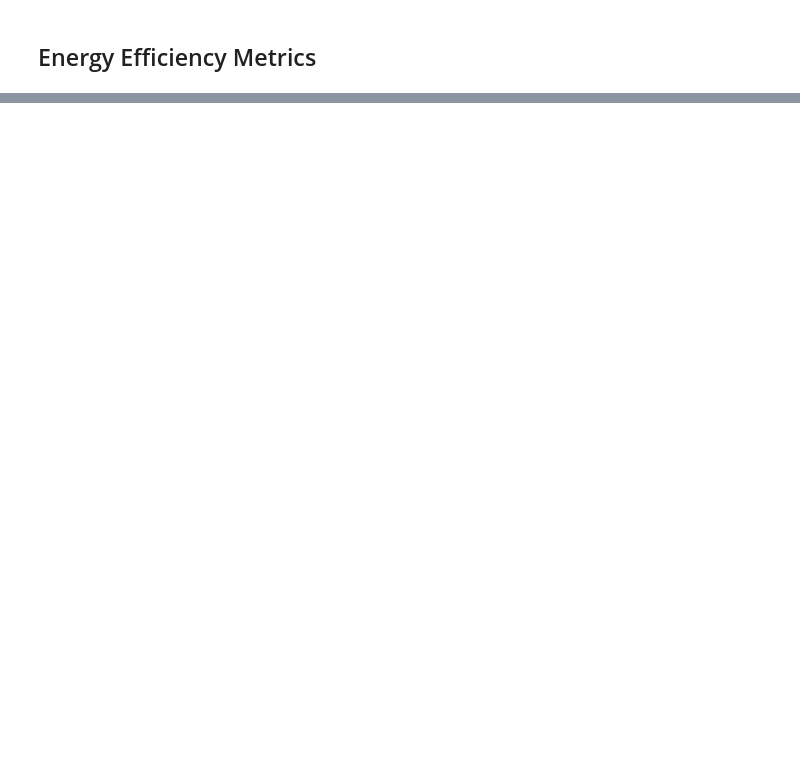
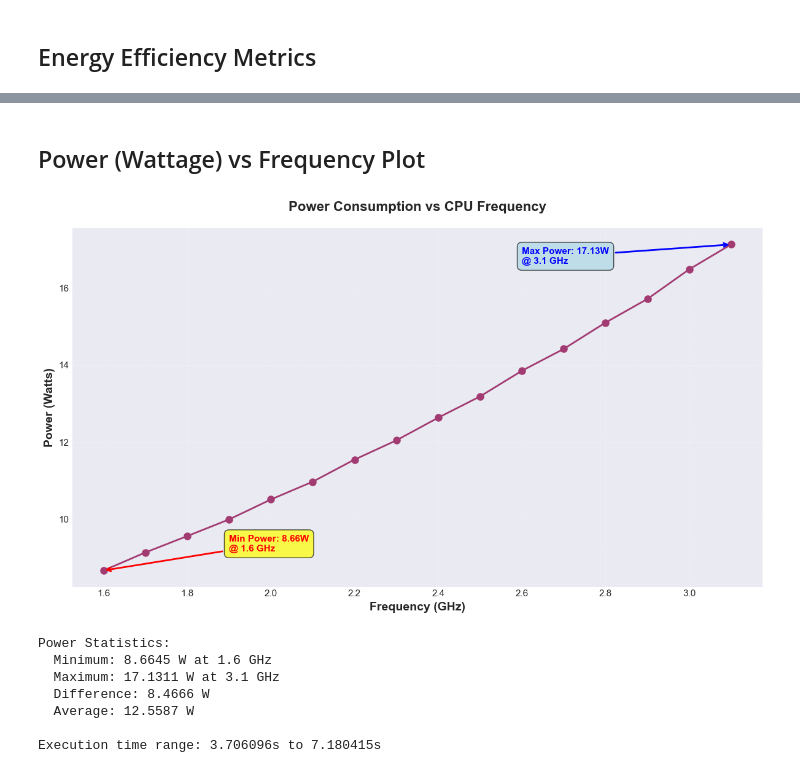
Before and after one commit to sondreross/testing, a Jupyter notebook: frequency_energy_analysis.ipynb, the cells around one changed output, grey strips where cells are left out. Drawn from its saved outputs; the diff is of its cells as text; code cells hidden in the pictures; blank space fills up the shorter version.

Commit message:
etter second round

```diff
--- a/frequency_energy_analysis.ipynb
+++ b/frequency_energy_analysis.ipynb
@@ -81,0 +128,63 @@ print(df[['actual_freq_ghz', 'energy_j', 'energy_per_ghz']].sort_values('energy_
+# %% [markdown]
+## Power (Wattage) vs Frequency Plot
+# %%
+# Calculate power (wattage) from energy and time
+# Time = cycles / (frequency in Hz)
+# Power = Energy / Time (Watts)
+
+df['time_s'] = df['bench_cycles'] / (3.1 * 1e9)
+df['power_w'] = df['energy_j'] / df['time_s']
+
+# Create the wattage vs frequency plot
+plt.figure(figsize=(12, 7))
+plt.plot(df['actual_freq_ghz'], df['power_w'], marker='o', linewidth=2, markersize=8, color='#A23B72')
+
+# Customize the plot
+plt.xlabel('Frequency (GHz)', fontsize=14, fontweight='bold')
+plt.ylabel('Power (Watts)', fontsize=14, fontweight='bold')
+plt.title('Power Consumption vs CPU Frequency', fontsize=16, fontweight='bold', pad=20)
+plt.grid(True, alpha=0.3, linestyle='--')
+plt.xticks(fontsize=11)
+plt.yticks(fontsize=11)
+
+# Add min power annotation
+min_power_idx = df['power_w'].idxmin()
+min_power = df.loc[min_power_idx, 'power_w']
+min_power_freq = df.loc[min_power_idx, 'actual_freq_ghz']
+plt.annotate(f'Min Power: {min_power:.2f}W\n@ {min_power_freq:.1f} GHz',
+             xy=(min_power_freq, min_power),
+             xytext=(min_power_freq + 0.3, min_power + 0.5),
+             arrowprops=dict(arrowstyle='->', color='red', lw=2),
+             fontsize=11, fontweight='bold', color='red',
+             bbox=dict(boxstyle='round,pad=0.5', facecolor='yellow', alpha=0.7))
+
+# Add max power annotation
+max_power_idx = df['power_w'].idxmax()
+max_power = df.loc[max_power_idx, 'power_w']
+max_power_freq = df.loc[max_power_idx, 'actual_freq_ghz']
+plt.annotate(f'Max Power: {max_power:.2f}W\n@ {max_power_freq:.1f} GHz',
+             xy=(max_power_freq, max_power),
+             xytext=(max_power_freq - 0.5, max_power - 0.5),
+             arrowprops=dict(arrowstyle='->', color='blue', lw=2),
+             fontsize=11, fontweight='bold', color='blue',
+             bbox=dict(boxstyle='round,pad=0.5', facecolor='lightblue', alpha=0.7))
+
+plt.tight_layout()
+plt.show()
+
+# Print power statistics
+print(f"\nPower Statistics:")
+print(f"  Minimum: {df['power_w'].min():.4f} W at {df.loc[df['power_w'].idxmin(), 'actual_freq_ghz']:.1f} GHz")
+print(f"  Maximum: {df['power_w'].max():.4f} W at {df.loc[df['power_w'].idxmax(), 'actual_freq_ghz']:.1f} GHz")
+print(f"  Difference: {df['power_w'].max() - df['power_w'].min():.4f} W")
+print(f"  Average: {df['power_w'].mean():.4f} W")
+print(f"\nExecution time range: {df['time_s'].min():.6f}s to {df['time_s'].max():.6f}s")
+# %% [output]
+[figure, added]
+Power Statistics:
+  Minimum: 8.6645 W at 1.6 GHz
+  Maximum: 17.1311 W at 3.1 GHz
+  Difference: 8.4666 W
+  Average: 12.5587 W
+
+Execution time range: 3.706096s to 7.180415s
```
Also changed, not shown: parts of 11 cells of this notebook, 1 other file.
